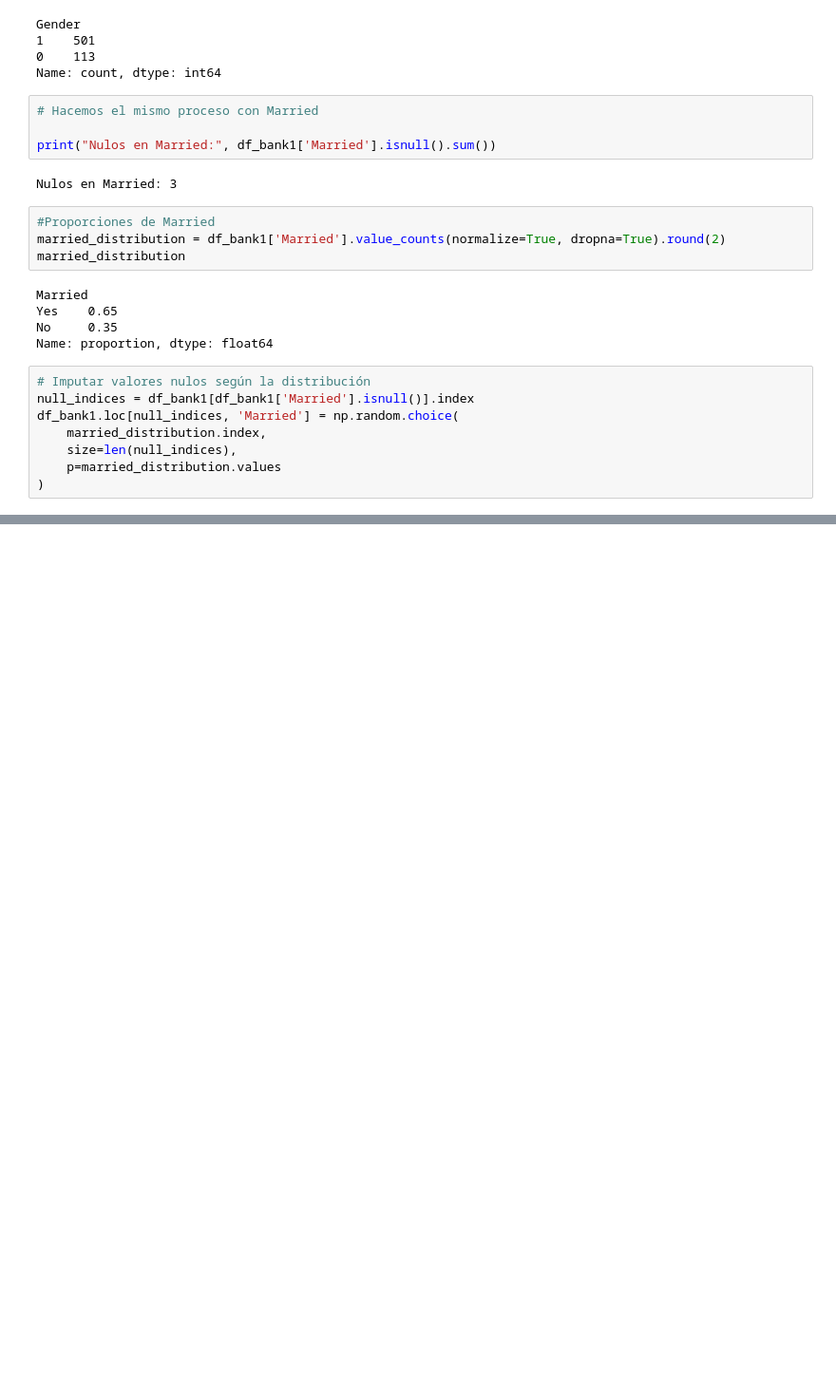
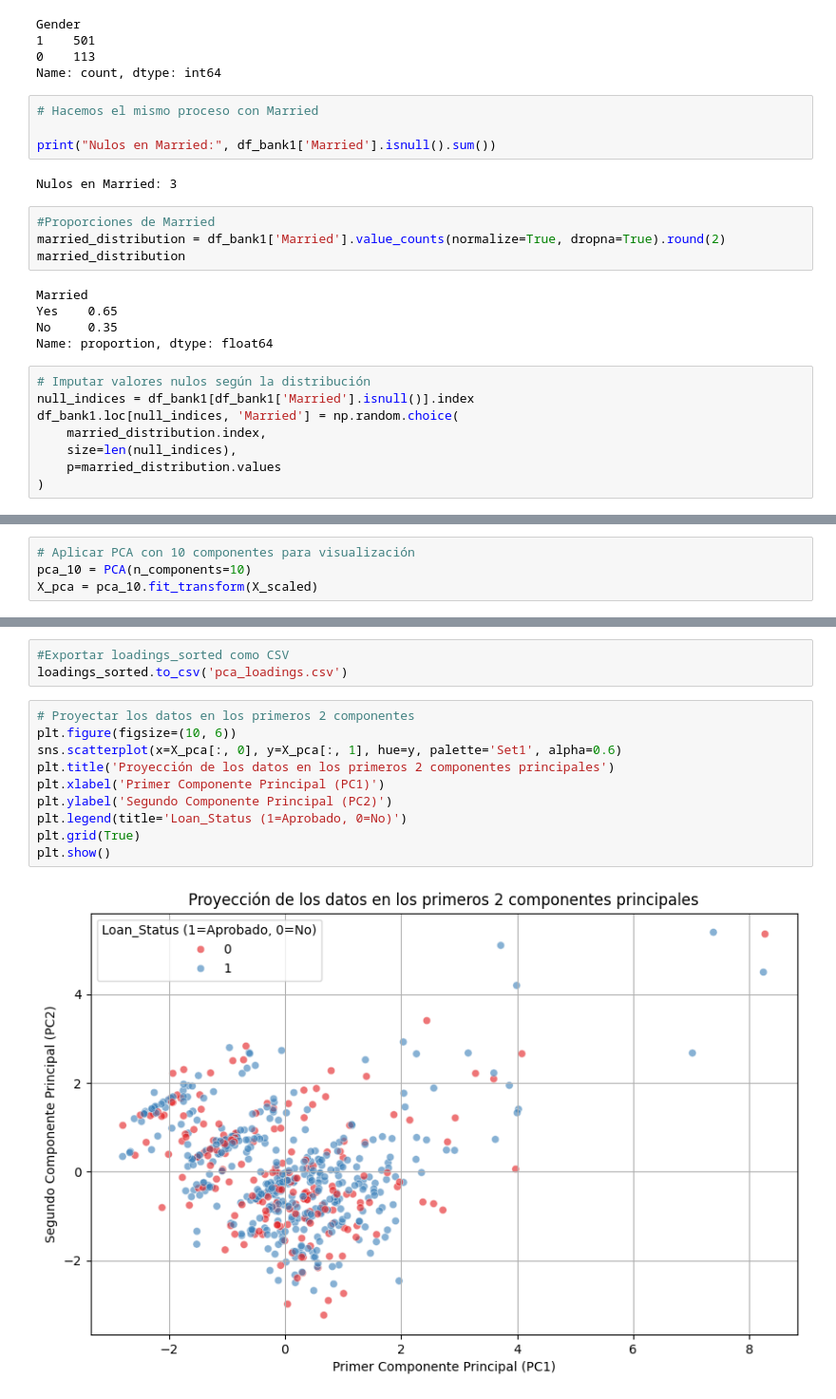
Before and after one commit to arangoluis94/bank-loan-pca, a Jupyter notebook: bank-loan-pca.ipynb, the cells around one changed output, grey strips where cells are left out. Shown: that part at 95% size. Cells and saved outputs as stored; diff of their text form; blank space fills up the shorter version.

```diff
--- a/bank-loan-pca.ipynb
+++ b/bank-loan-pca.ipynb
@@ -227,0 +713,4 @@ memory usage: 62.5+ KB
+# %%
+# Aplicar PCA con 10 componentes para visualización
+pca_10 = PCA(n_components=10)
+X_pca = pca_10.fit_transform(X_scaled)
@@ -227,0 +760,15 @@ memory usage: 62.5+ KB
+# %%
+#Exportar loadings_sorted como CSV
+loadings_sorted.to_csv('pca_loadings.csv')
+# %%
+# Proyectar los datos en los primeros 2 componentes
+plt.figure(figsize=(10, 6))
+sns.scatterplot(x=X_pca[:, 0], y=X_pca[:, 1], hue=y, palette='Set1', alpha=0.6)
+plt.title('Proyección de los datos en los primeros 2 componentes principales')
+plt.xlabel('Primer Componente Principal (PC1)')
+plt.ylabel('Segundo Componente Principal (PC2)')
+plt.legend(title='Loan_Status (1=Aprobado, 0=No)')
+plt.grid(True)
+plt.show()
+# %% [output]
+[figure, added]
```
Also changed, not shown: parts of 62 cells of this notebook.
